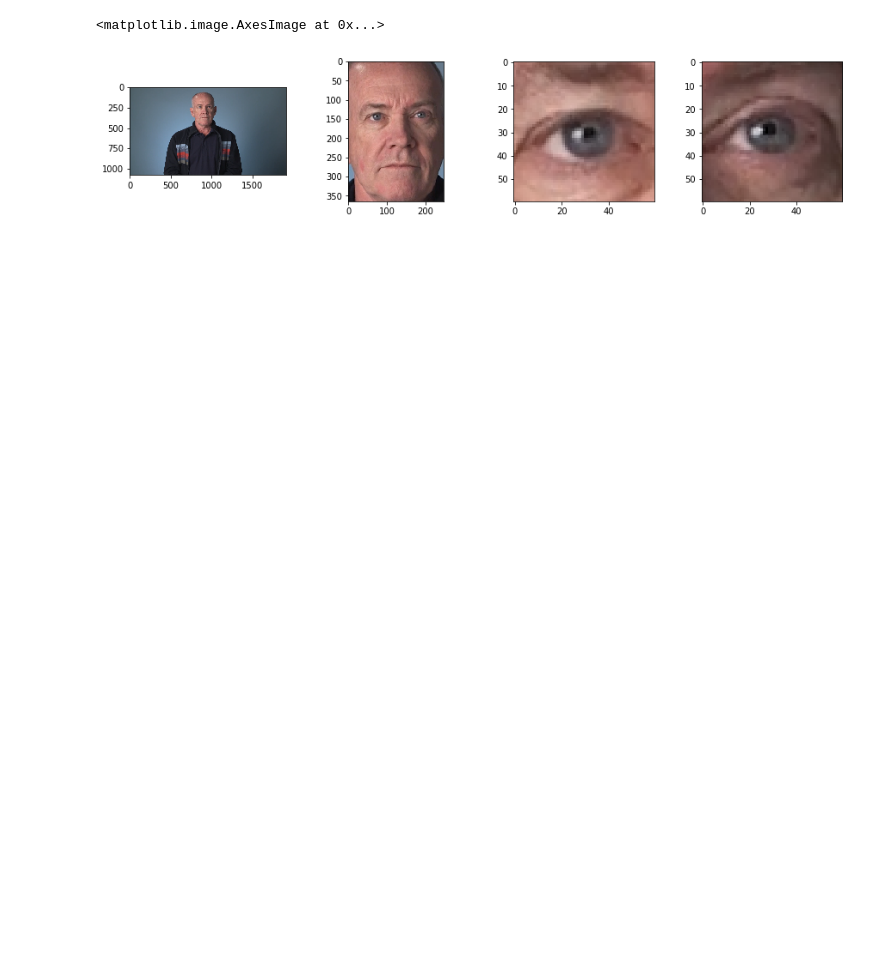
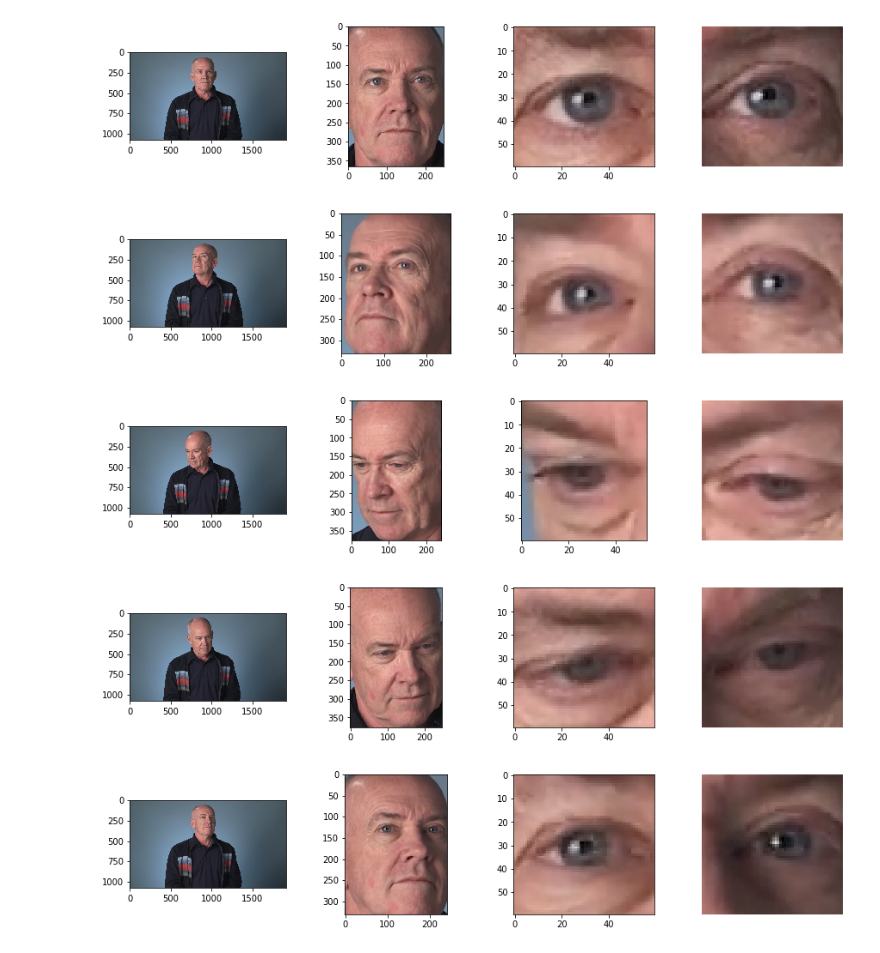
Before and after one commit to apthagowda97/computer_pointer_controller, a Jupyter notebook: src/computer_pointer.ipynb, the cells around one changed output. Drawn from its saved outputs; the diff is of its cells as text; code cells hidden in the pictures; blank space fills up the shorter version.

Commit message:
added main.py and tested for camera input

```diff
--- a/src/computer_pointer.ipynb
+++ b/src/computer_pointer.ipynb
@@ -21,6 +21,18 @@ face_model = os.path.join(DIR_PATH,os.path.join('model\\intel\\face-detection-ad
 landmark_model= os.path.join(DIR_PATH,os.path.join('model\\intel\\landmarks-regression-retail-0009\\FP32-INT8\\landmarks-regression-retail-0009'))
 headpose_model= os.path.join(DIR_PATH,os.path.join('model\\intel\\head-pose-estimation-adas-0001\\FP32-INT8\\head-pose-estimation-adas-0001'))
 gaze_model = os.path.join(DIR_PATH,os.path.join('model\intel\gaze-estimation-adas-0002\FP32-INT8\gaze-estimation-adas-0002'))
+# %%
+def plot_images(image,face_image,left_eye_image,right_eye_image):
+    plt.figure(figsize=(15,3))
+    plt.subplot(1,4,1)
+    plt.imshow(cv2.cvtColor(image,cv2.COLOR_BGR2RGB))
+    plt.subplot(1,4,2)
+    plt.imshow(cv2.cvtColor(face_image,cv2.COLOR_BGR2RGB))
+    plt.subplot(1,4,3)
+    plt.imshow(cv2.cvtColor(left_eye_image,cv2.COLOR_BGR2RGB))
+    plt.subplot(1,4,4)
+    plt.imshow(cv2.cvtColor(right_eye_image,cv2.COLOR_BGR2RGB))
+    plt.axis(False)
 # %%
 face_detection= FaceDetection(face_model)
 face_detection.load_model()
@@ -33,19 +47,0 @@ gaze_estimation.load_model()
-# %%
-input_feeder = InputFeeder('video',video_file)
-input_feeder.load_data()
-image = next(iter(input_feeder.next_batch()))
-face_image = face_detection.predict(image)
-left_eye_image,right_eye_image = landmark_regression.predict(np.copy(face_image))
-head_pose_angles = head_pose.predict(np.copy(face_image))
-plt.figure(figsize=(15,3))
-plt.subplot(1,4,1)
-plt.imshow(cv2.cvtColor(image,cv2.COLOR_BGR2RGB))
-plt.subplot(1,4,2)
-plt.imshow(cv2.cvtColor(face_image,cv2.COLOR_BGR2RGB))
-plt.subplot(1,4,3)
-plt.imshow(cv2.cvtColor(left_eye_image,cv2.COLOR_BGR2RGB))
-plt.subplot(1,4,4)
-plt.imshow(cv2.cvtColor(right_eye_image,cv2.COLOR_BGR2RGB))
-# %% [output]
-<matplotlib.image.AxesImage at 0x...>
-[figure, removed]
@@ -55,0 +48,18 @@ mouse_controller.move(x,y)
+# %%
+temp = []
+for i in range(25):
+    image = next(iter(input_feeder.next_batch()))
+    if i%5==0:
+        face_image = face_detection.predict(image)
+        left_eye_image,right_eye_image = landmark_regression.predict(np.copy(face_image))
+        head_pose_angles = head_pose.predict(np.copy(face_image))
+        x,y,z = gaze_estimation.predict(left_eye_image,right_eye_image,head_pose_angles)
+        temp.append([x,y])
+        plot_images(image,face_image,left_eye_image,right_eye_image)
+input_feeder.close()
+# %% [output]
+[figure, added]
+[figure, added]
+[figure, added]
+[figure, added]
+[figure, added]
```
Also changed, not shown: parts of 4 cells of this notebook, 1 other file.
